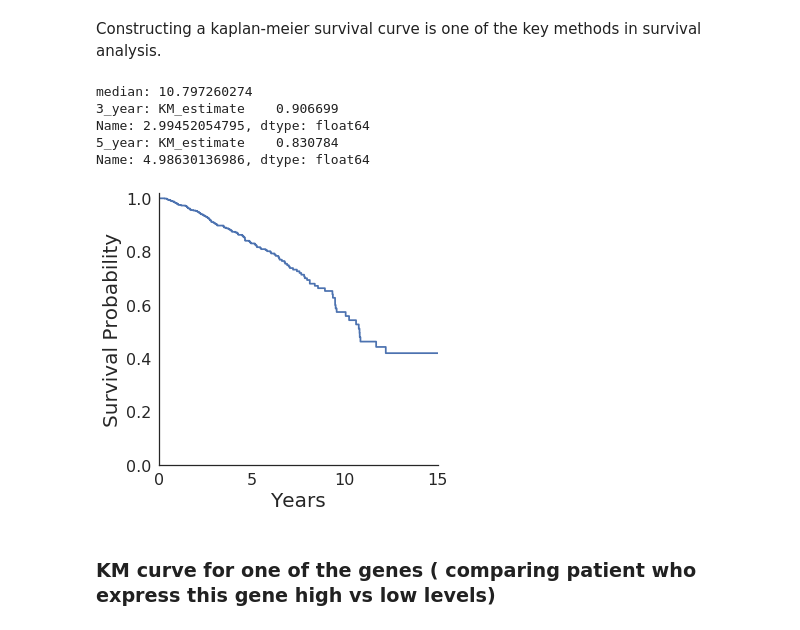
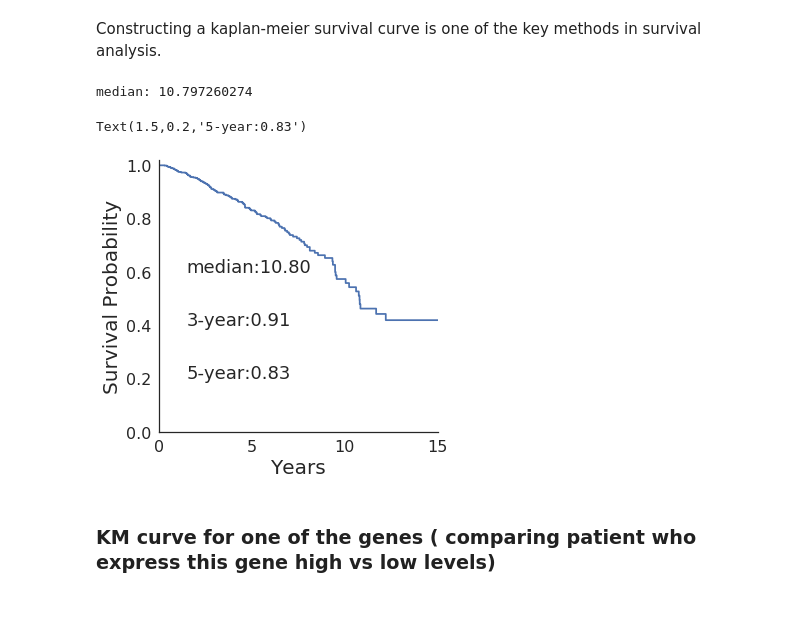
Before and after one commit to emindeniz/Precision-Prognosis, a Jupyter notebook: Breast_cancer_chemo.ipynb, the cells around one changed output. Cells and saved outputs as stored; diff of their text form; code cells hidden in the pictures.

```diff
--- a/Breast_cancer_chemo.ipynb
+++ b/Breast_cancer_chemo.ipynb
@@ -224,4 +226,7 @@ plt.ylabel("Patient count",**axis_font)
 ax.spines['top'].set_color('none')
 ax.spines['right'].set_color('none')
 plt.tick_params(axis='both', which='major', labelsize=20)
+ax.text(25,50,'median age:'+str(patient_df['Age'].median()),fontsize=18)
+print(patient_df['Age'].median())
+patient_df['Age'].fillna(patient_df['Age'].median(),inplace=True)
 # %% [output]
@@ -252,39 +258,38 @@ Constructing a kaplan-meier survival curve is one of the key methods in survival
 # %%
 fig = plt.figure(figsize=(5,5))
 ax = plt.gca()
 kmf = KaplanMeierFitter()
 kmf.fit(patient_df['Days']/365,
                        patient_df['Vitality'])
 
 kmf.plot(ci_show=False,ax=ax)
 
 print('median:',kmf.median_)
 survival_function = kmf.survival_function_
 #print(survival_function[:10])
-print('3_year:',survival_function.loc[min(survival_function.index, key=lambda x:abs(x-3))])
-print('5_year:',survival_function.loc[min(survival_function.index, key=lambda x:abs(x-5))])
+three_year_prob = survival_function.loc[min(survival_function.index, key=lambda x:abs(x-3))].tolist()[0]
+five_year_prob = survival_function.loc[min(survival_function.index, key=lambda x:abs(x-5))].tolist()[0]
 
 axis_font = {'fontname':'DejaVu Sans', 'size':'20'}
 plt.xlabel('Years', **axis_font)
 plt.ylabel('Survival Probability', **axis_font)
 font_prop = FontProperties()
 font_prop.set_size(18)
 plt.legend(prop=font_prop,frameon=False,labels='')
 ax.legend_.remove()
 ax.spines['top'].set_color('none')
 ax.spines['right'].set_color('none')
 ax.grid(False)
 plt.ylim((0,1.02))
 plt.xlim((0,15))
 plt.tick_params(axis='both', which='major', labelsize=16)
-#plt.show()
+ax.text(1.5,0.6,'median:'+"{0:.2f}".format(kmf.median_),fontsize=18)
+ax.text(1.5,0.4,'3-year:'+"{0:.2f}".format(three_year_prob),fontsize=18)
+ax.text(1.5,0.2,'5-year:'+"{0:.2f}".format(five_year_prob),fontsize=18)
 # %% [output]
 median: 10.797260274
-3_year: KM_estimate    0.906699
-Name: 2.99452054795, dtype: float64
-5_year: KM_estimate    0.830784
-Name: 4.98630136986, dtype: float64
+Text(1.5,0.2,'5-year:0.83')
-[figure, old version]
+[figure, new version]
 # %% [markdown]
 ### KM curve for one of the genes ( comparing patient who express this gene high vs low levels)
 # %%
```
Also changed, not shown: parts of 24 cells of this notebook, 2 other files.
